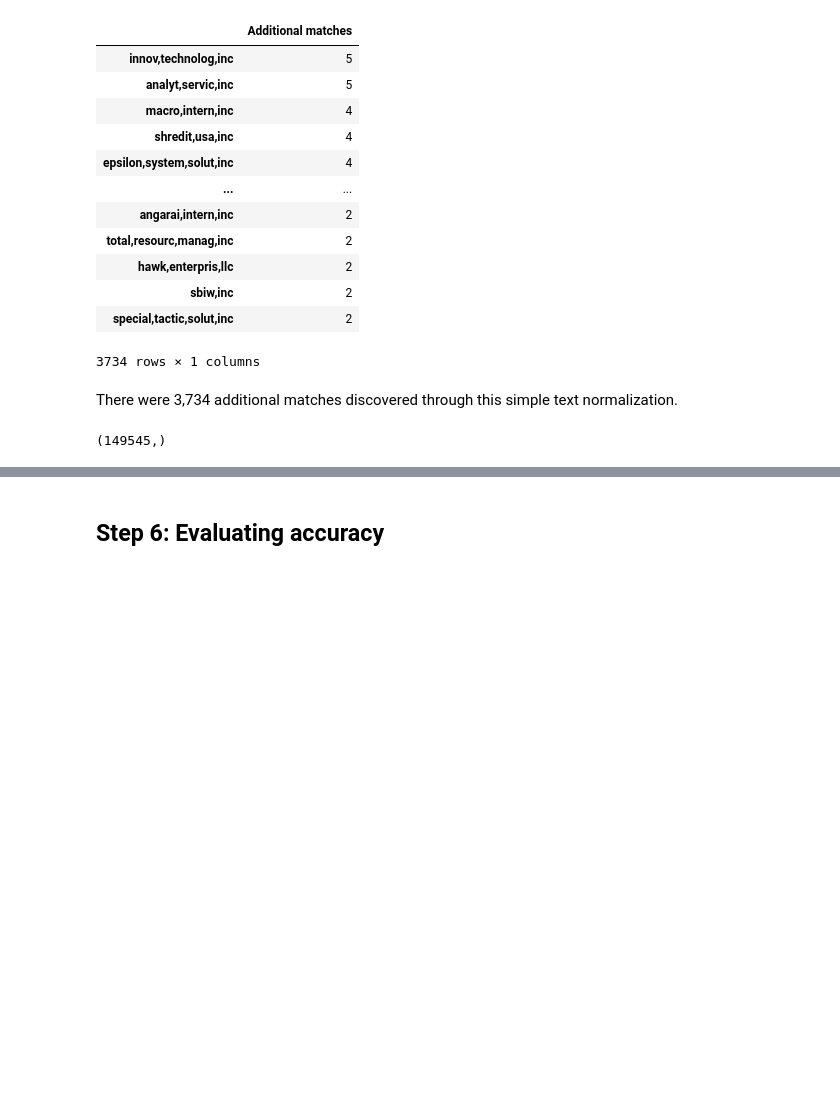
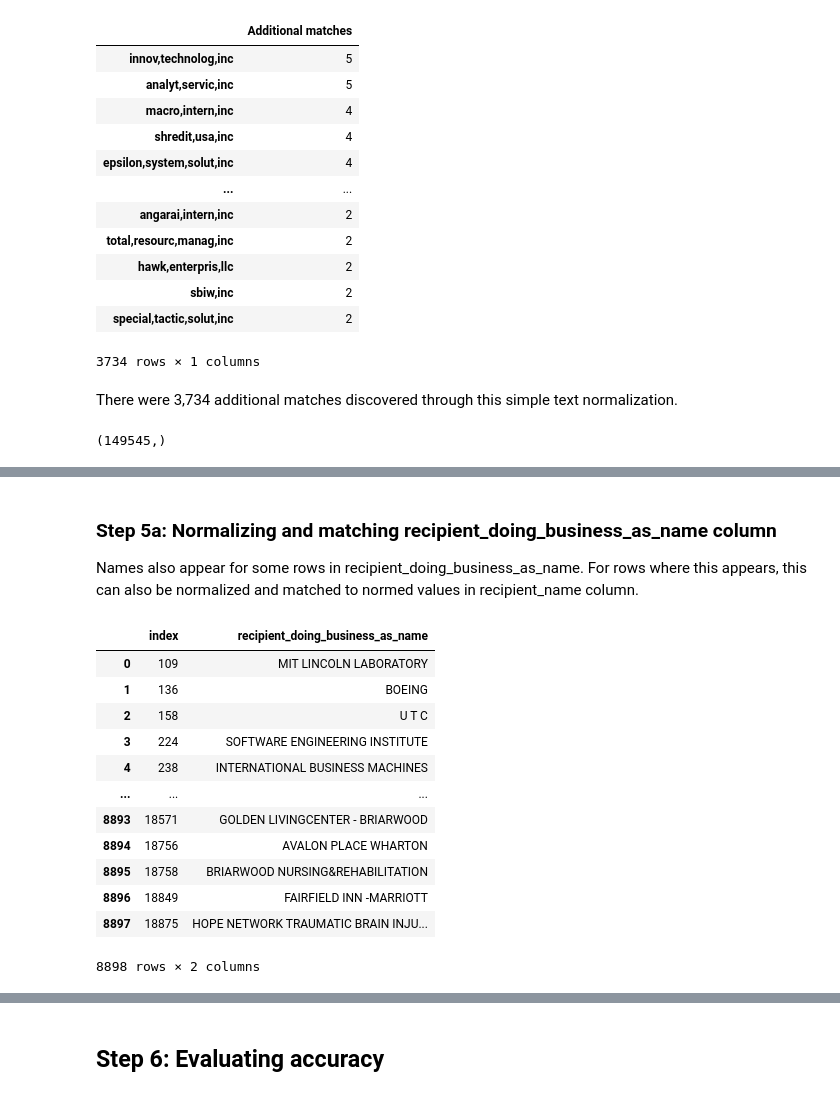
Before and after one commit to shannonmooney/government-spend, a Jupyter notebook: government spend analysis.ipynb, the cells around one changed output, grey strips where cells are left out. Saved outputs shown, nothing was run; the diff lists cells and outputs as text; code cells hidden in the pictures; blank space fills up the shorter version.

```diff
--- a/government spend analysis.ipynb
+++ b/government spend analysis.ipynb
@@ -204,0 +223,22 @@ With normalized text, **149,545** unique suppliers are found.
+# %% [markdown]
+### Step 5a: Normalizing and matching recipient_doing_business_as_name column
+
+Names also appear for some rows in recipient_doing_business_as_name. For rows where this appears, this can also be normalized and matched to normed values in recipient_name column.
+# %%
+suppliers_unique_rev = data_norm.recipient_doing_business_as_name.dropna().drop_duplicates().reset_index()
+
+suppliers_unique_rev
+# %% [output]
+|  | index | recipient_doing_business_as_name |
+| 0 | 109 | MIT LINCOLN LABORATORY |
+| 1 | 136 | BOEING |
+| 2 | 158 | U T C |
+| 3 | 224 | SOFTWARE ENGINEERING INSTITUTE |
+| 4 | 238 | INTERNATIONAL BUSINESS MACHINES |
+| ... | ... | ... |
+| 8893 | 18571 | GOLDEN LIVINGCENTER - BRIARWOOD |
+| 8894 | 18756 | AVALON PLACE WHARTON |
+| 8895 | 18758 | BRIARWOOD NURSING&REHABILITATION |
+| 8896 | 18849 | FAIRFIELD INN -MARRIOTT |
+| 8897 | 18875 | HOPE NETWORK TRAUMATIC BRAIN INJU... |
+8898 rows × 2 columns
```
Also changed, not shown: parts of 6 cells of this notebook.
